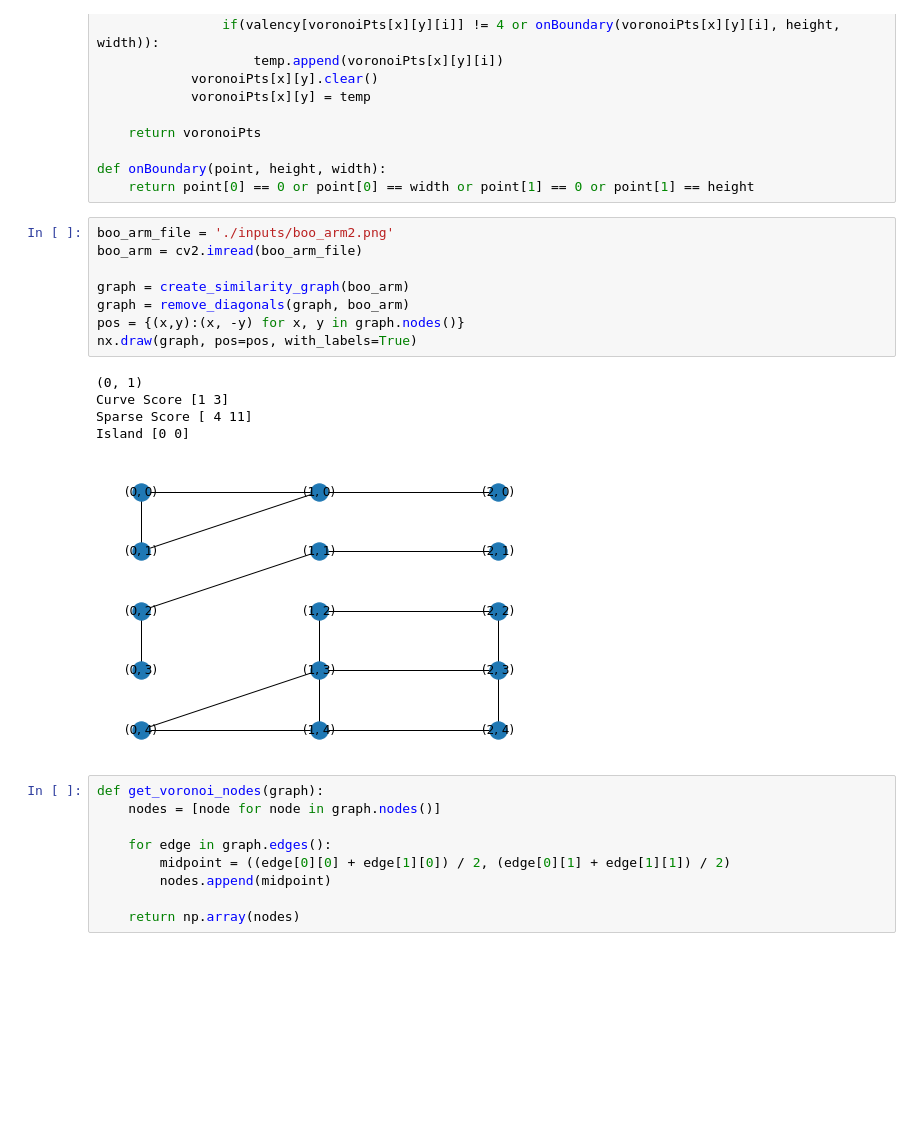
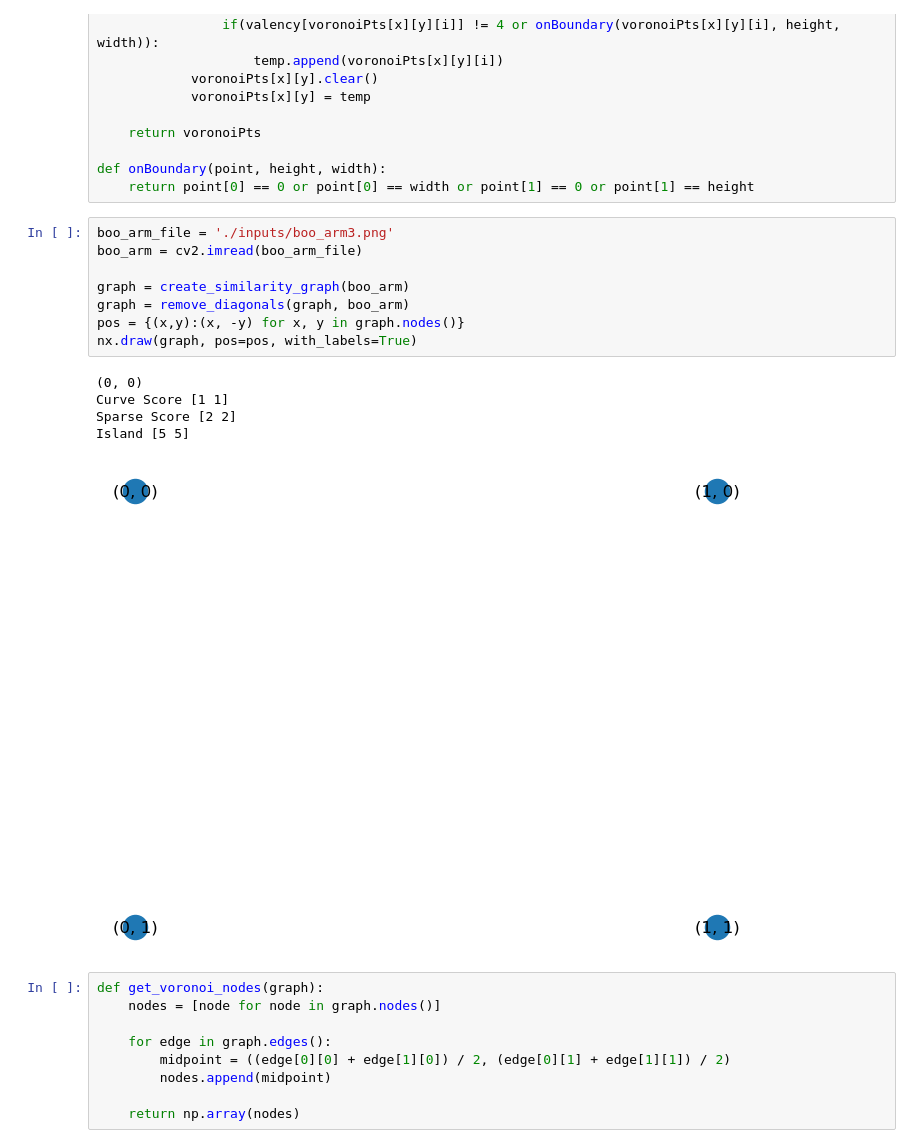
Before and after one commit to josephjkuang/pixel_art, a Jupyter notebook: Upscale.ipynb, the cells around one changed output. Saved outputs shown, nothing was run; the diff lists cells and outputs as text; blank space fills up the shorter version.

```diff
--- a/Upscale.ipynb
+++ b/Upscale.ipynb
@@ -155,19 +162,19 @@ def collapseValence(voronoiPts, width, height):
 def onBoundary(point, height, width):
 	return point[0] == 0 or point[0] == width or point[1] == 0 or point[1] == height
 # %%
-boo_arm_file = './inputs/boo_arm2.png'
+boo_arm_file = './inputs/boo_arm3.png'
 boo_arm = cv2.imread(boo_arm_file)
 
 graph = create_similarity_graph(boo_arm)
 graph = remove_diagonals(graph, boo_arm)
 pos = {(x,y):(x, -y) for x, y in graph.nodes()}
 nx.draw(graph, pos=pos, with_labels=True)
 # %% [output]
-(0, 1)
-Curve Score [1 3]
-Sparse Score [ 4 11]
-Island [0 0]
+(0, 0)
+Curve Score [1 1]
+Sparse Score [2 2]
+Island [5 5]
-[figure, old version]
+[figure, new version]
 # %%
 def get_voronoi_nodes(graph):
     nodes = [node for node in graph.nodes()]
```
Also changed, not shown: parts of 3 cells of this notebook, 1 other file.
